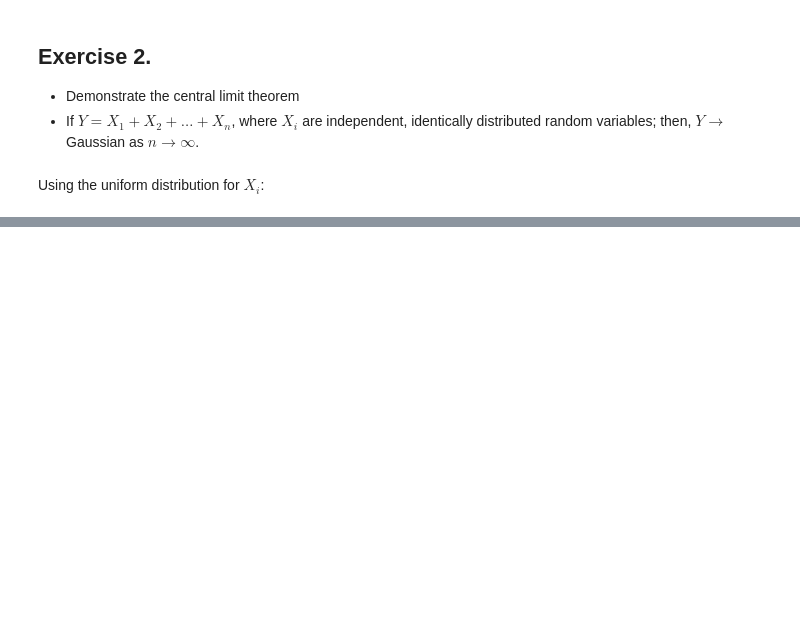
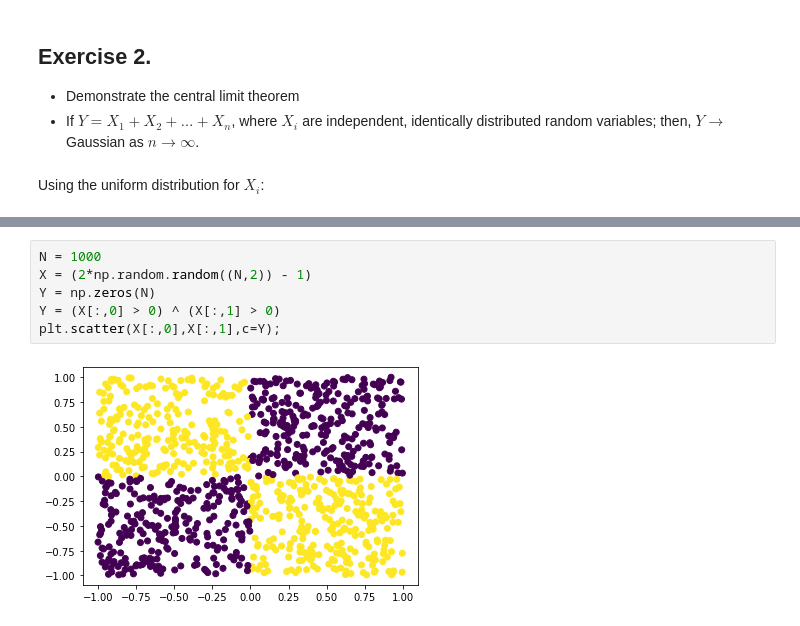
Before and after one commit to osuranyi/UdemyCourses, a Jupyter notebook: NumpyStack/Section6_BonusExercises.ipynb, the cells around one changed output, grey strips where cells are left out. Saved outputs shown, nothing was run; the diff lists cells and outputs as text; blank space fills up the shorter version.

```diff
--- a/NumpyStack/Section6_BonusExercises.ipynb
+++ b/NumpyStack/Section6_BonusExercises.ipynb
@@ -92,0 +212,8 @@ plt.plot(x,fx)
+# %%
+N = 1000
+X = (2*np.random.random((N,2)) - 1)
+Y = np.zeros(N)
+Y = (X[:,0] > 0) ^ (X[:,1] > 0)
+plt.scatter(X[:,0],X[:,1],c=Y);
+# %% [output]
+[figure, added]
```
Also changed, not shown: parts of 20 cells of this notebook, 1 other file.
